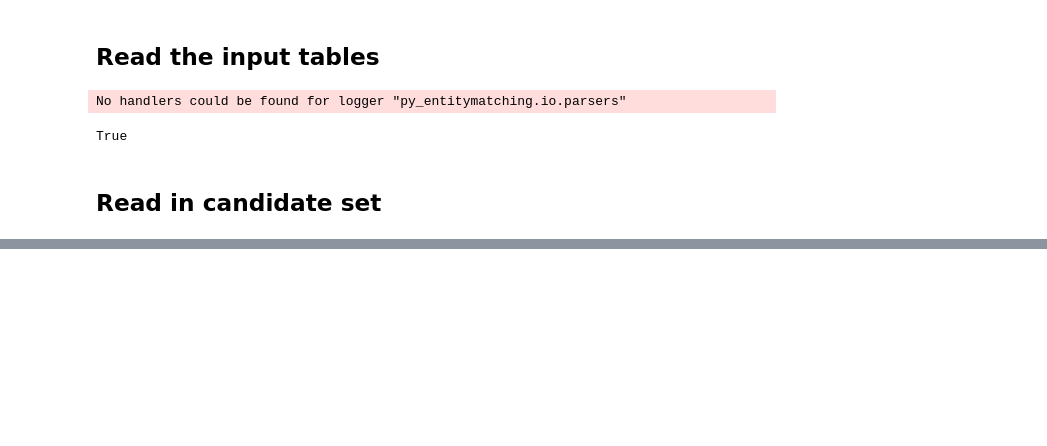
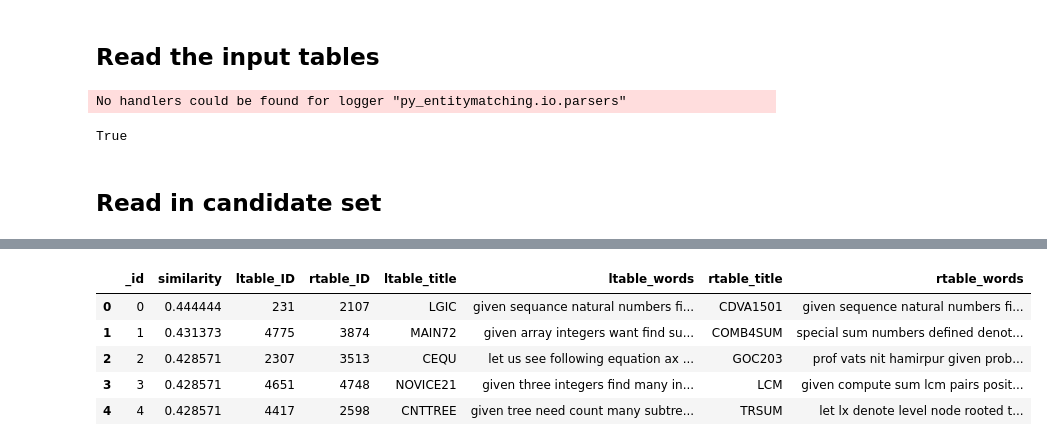
Before and after one commit to KaranTalreja/CS638, a Jupyter notebook: Stage_4_Matching.ipynb, the cells around one changed output, grey strips where cells are left out. Drawn from its saved outputs; the diff is of its cells as text; code cells hidden in the pictures; blank space fills up the shorter version.

```diff
--- a/Stage_4_Matching.ipynb
+++ b/Stage_4_Matching.ipynb
@@ -68,0 +108,11 @@ D = C.sample(400, random_state=44)
+# %%
+# display C1
+dbg = em.debug_blocker(C1, A, B, output_size=5, verbose=True)
+dbg
+# %% [output]
+|  | _id | similarity | ltable_ID | rtable_ID | ltable_title | ltable_words | rtable_title | rtable_words |
+| 0 | 0 | 0.444444 | 231 | 2107 | LGIC | given sequance natural numbers fi... | CDVA1501 | given sequence natural numbers fi... |
+| 1 | 1 | 0.431373 | 4775 | 3874 | MAIN72 | given array integers want find su... | COMB4SUM | special sum numbers defined denot... |
+| 2 | 2 | 0.428571 | 2307 | 3513 | CEQU | let us see following equation ax ... | GOC203 | prof vats nit hamirpur given prob... |
+| 3 | 3 | 0.428571 | 4651 | 4748 | NOVICE21 | given three integers find many in... | LCM | given compute sum lcm pairs posit... |
+| 4 | 4 | 0.428571 | 4417 | 2598 | CNTTREE | given tree need count many subtre... | TRSUM | let lx denote level node rooted t... |
```
Also changed, not shown: parts of 5 cells of this notebook, 1 other file.
